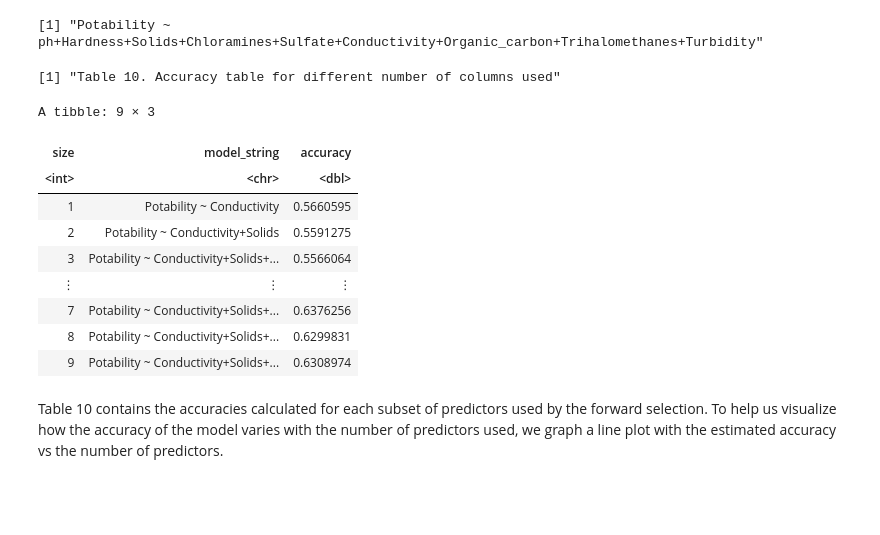
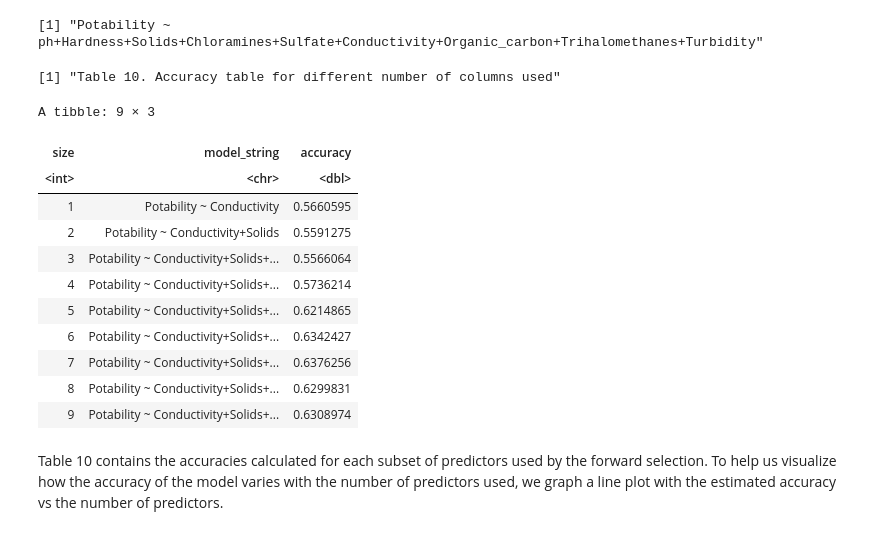
Before and after one commit to ricardoliu99/dsci100-group21, a Jupyter notebook: final_report.ipynb, the cells around one changed output. Saved outputs shown, nothing was run; the diff lists cells and outputs as text; code cells hidden in the pictures; blank space fills up the shorter version.

Commit message:
changed max rows option for forward selection results, fixed typos

```diff
--- a/final_report.ipynb
+++ b/final_report.ipynb
@@ -413,6 +413,8 @@ water_formula
 # %% [output]
 [1] "Potability ~ ph+Hardness+Solids+Chloramines+Sulfate+Conductivity+Organic_carbon+Trihalomethanes+Turbidity"
 # %%
+options(repr.matrix.max.rows = 10)
+
 # create an empty tibble to store the results
 accuracies <- tibble(size = integer(),
                      model_string = character(),
@@ -457,34 +459,36 @@ for (i in 1:n_total) {
           add_model(knn_spec) %>%
           tune_grid(resamples = water_vfold, grid = 10) %>%
           collect_metrics() %>%
           filter(.metric == "accuracy") %>%
           summarize(mx = max(mean))
         acc <- acc$mx %>% unlist()
 
         # add this result to the dataframe
         accs[[j]] <- acc
         models[[j]] <- model_string
     }
     jstar <- which.max(unlist(accs))
     accuracies <- accuracies %>%
       add_row(size = i,
               model_string = models[[jstar]],
               accuracy = accs[[jstar]])
     selected <- c(selected, names[[jstar]])
     names <- names[-jstar]
 }
 
 print("Table 10. Accuracy table for different number of columns used")
 accuracies
 # %% [output]
 [1] "Table 10. Accuracy table for different number of columns used"
 A tibble: 9 × 3
 | size | model_string | accuracy |
 | <int> | <chr> | <dbl> |
 | 1 | Potability ~ Conductivity | 0.5660595 |
 | 2 | Potability ~ Conductivity+Solids | 0.5591275 |
 | 3 | Potability ~ Conductivity+Solids+... | 0.5566064 |
-| ⋮ | ⋮ | ⋮ |
+| 4 | Potability ~ Conductivity+Solids+... | 0.5736214 |
+| 5 | Potability ~ Conductivity+Solids+... | 0.6214865 |
+| 6 | Potability ~ Conductivity+Solids+... | 0.6342427 |
 | 7 | Potability ~ Conductivity+Solids+... | 0.6376256 |
 | 8 | Potability ~ Conductivity+Solids+... | 0.6299831 |
 | 9 | Potability ~ Conductivity+Solids+... | 0.6308974 |
```
Also changed, not shown: parts of 1 cell of this notebook.
